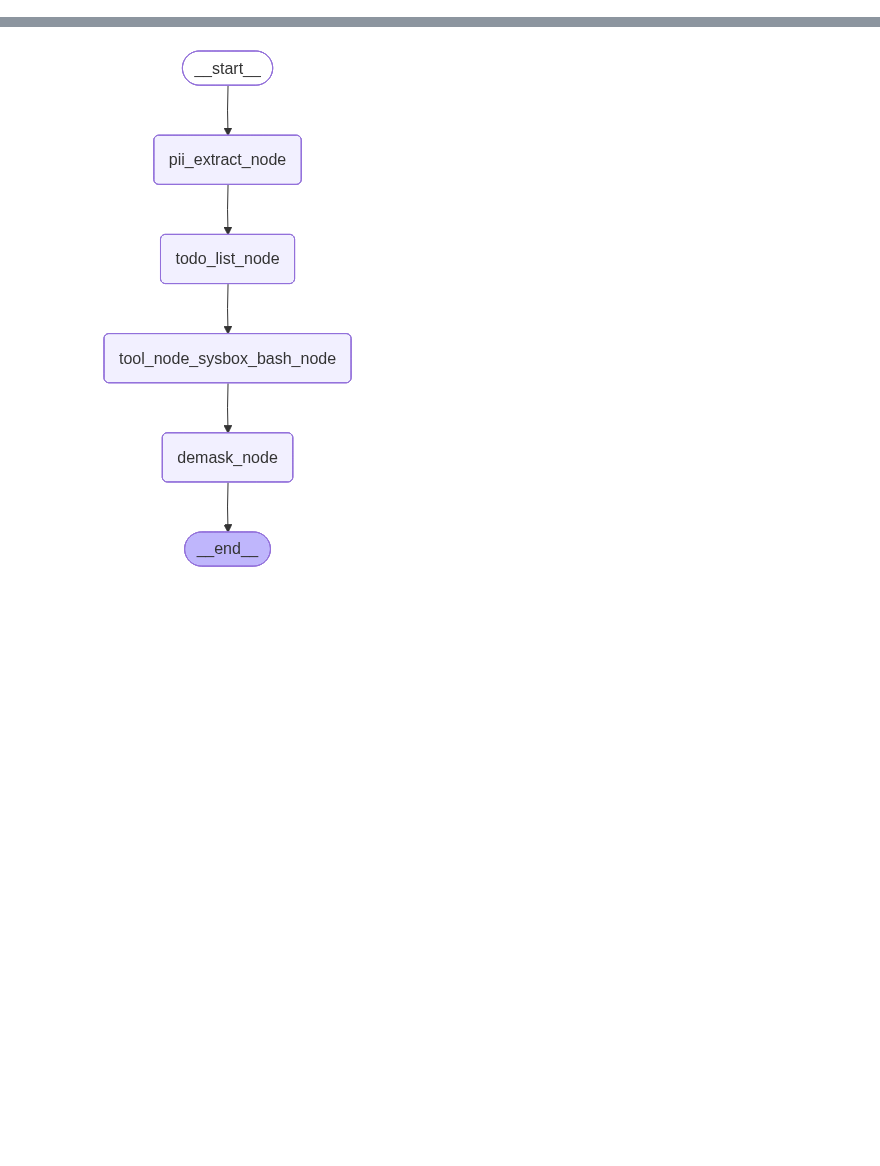
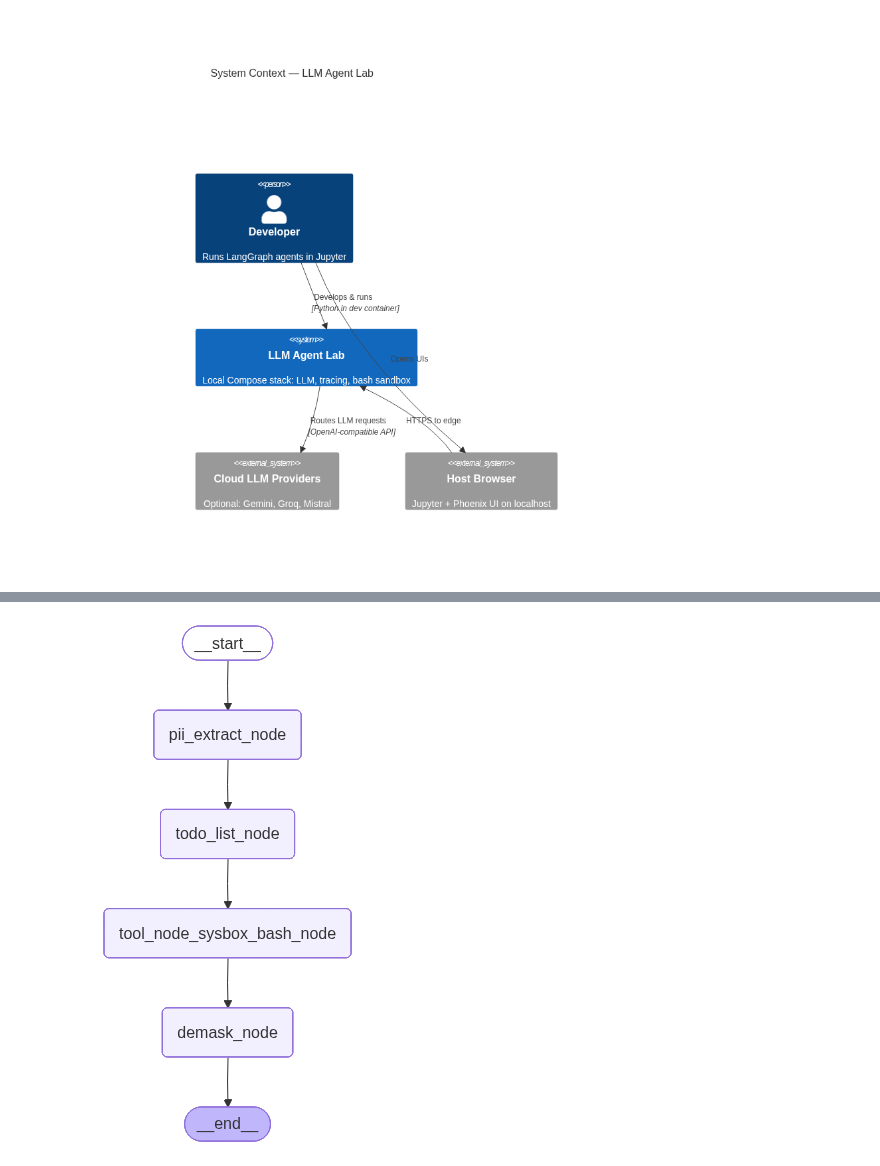
Before and after one commit to nixnutz/course_llm2agent, a Jupyter notebook: src/assorted/session8/presentation.ipynb, the cells around one changed output, grey strips where cells are left out. Cells and saved outputs as stored; diff of their text form; code cells hidden in the pictures; blank space fills up the shorter version.

```diff
--- a/src/assorted/session8/presentation.ipynb
+++ b/src/assorted/session8/presentation.ipynb
@@ -0,0 +22,45 @@
+# %%
+from IPython.display import Image, display
+from langchain_core.runnables.graph_mermaid import draw_mermaid_png
+
+SYSTEM_CONTEXT_MERMAID = """
+C4Context
+    title System Context — LLM Agent Lab
+
+    Person(dev, "Developer", "Runs LangGraph agents in Jupyter")
+    System(lab, "LLM Agent Lab", "Local Compose stack: LLM, tracing, bash sandbox")
+    System_Ext(cloud, "Cloud LLM Providers", "Optional: Gemini, Groq, Mistral")
+    System_Ext(browser, "Host Browser", "Jupyter + Phoenix UI on localhost")
+
+    Rel(dev, lab, "Develops & runs", "Python in dev container")
+    Rel(dev, browser, "Opens UIs")
+    Rel(browser, lab, "HTTPS to edge")
+    Rel(lab, cloud, "Routes LLM requests", "OpenAI-compatible API")
+"""
+
+SYSTEM_CONTEXT_FALLBACK = """
+flowchart TB
+  dev[Developer]
+  lab[LLM Agent Lab]
+  cloud[Cloud LLM Providers]
+  browser[Host Browser]
+  dev -->|develops and runs| lab
+  dev --> browser
+  browser -->|HTTPS| lab
+  lab -.->|optional| cloud
+"""
+
+
+def display_mermaid(diagram: str, *, fallback: str | None = None) -> None:
+    try:
+        display(Image(draw_mermaid_png(diagram)))
+    except Exception as exc:
+        if fallback is None:
+            raise
+        print(f"C4 render failed ({exc}); showing flowchart fallback.")
+        display(Image(draw_mermaid_png(fallback)))
+
+
+display_mermaid(SYSTEM_CONTEXT_MERMAID, fallback=SYSTEM_CONTEXT_FALLBACK)
+# %% [output]
+[figure, added]
```
Also changed, not shown: parts of 6 cells of this notebook, 14 other files.
